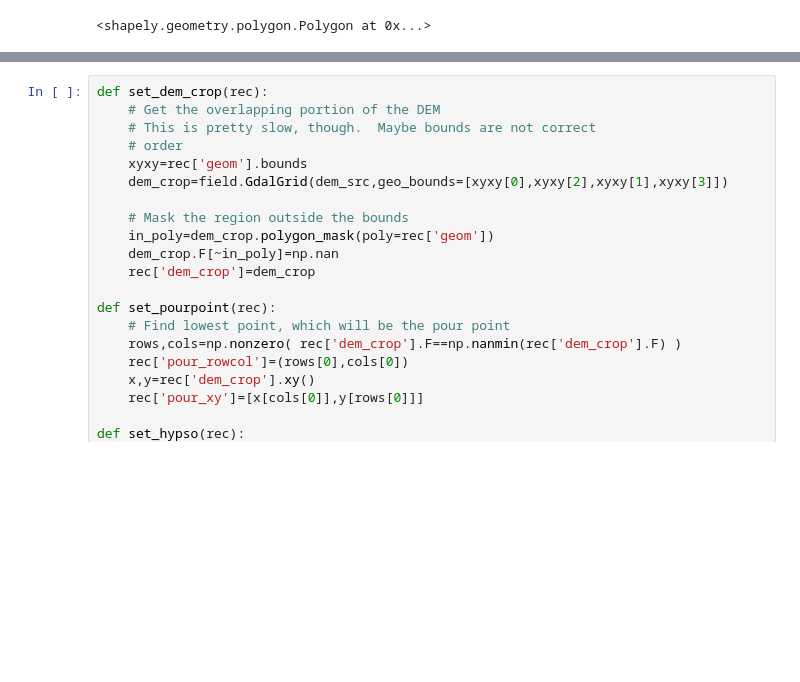
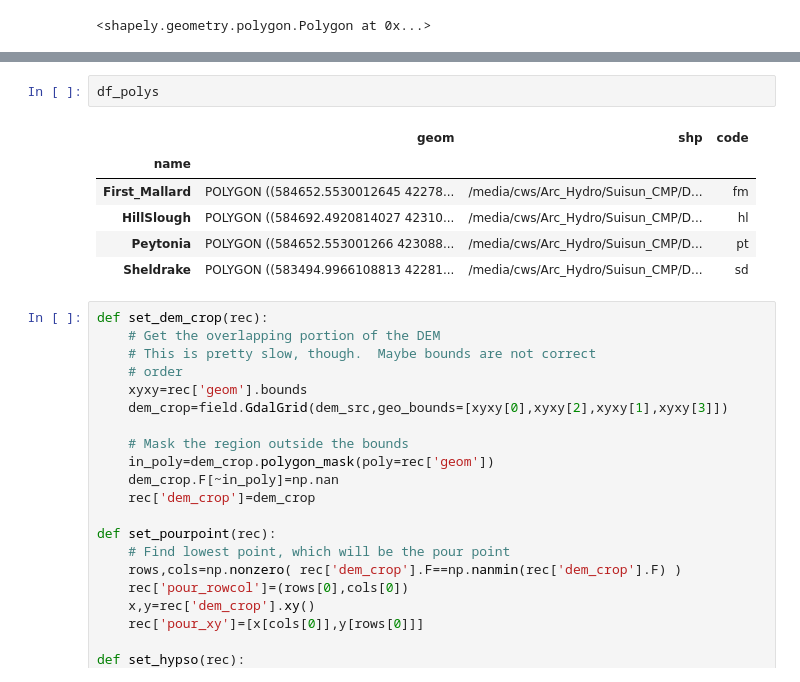
Before and after one commit to rustychris/suisun_cmp, a Jupyter notebook: field/hypsometry/connected_hypsometry.ipynb, the cells around one changed output, grey strips where cells are left out. Saved outputs shown, nothing was run; the diff lists cells and outputs as text; blank space fills up the shorter version.

```diff
--- a/field/hypsometry/connected_hypsometry.ipynb
+++ b/field/hypsometry/connected_hypsometry.ipynb
@@ -51,3 +76,12 @@ Sheldrake
+# %%
+df_polys
+# %% [output]
+|  | geom | shp | code |
+| name |  |  |  |
+| First_Mallard | POLYGON ((584652.5530012645 42278... | /media/cws/Arc_Hydro/Suisun_CMP/D... | fm |
+| HillSlough | POLYGON ((584692.4920814027 42310... | /media/cws/Arc_Hydro/Suisun_CMP/D... | hl |
+| Peytonia | POLYGON ((584652.553001266 423088... | /media/cws/Arc_Hydro/Suisun_CMP/D... | pt |
+| Sheldrake | POLYGON ((583494.9966108813 42281... | /media/cws/Arc_Hydro/Suisun_CMP/D... | sd |
 # %%
 def set_dem_crop(rec):
     # Get the overlapping portion of the DEM
```
Also changed, not shown: parts of 2 cells of this notebook, 5 other files.
